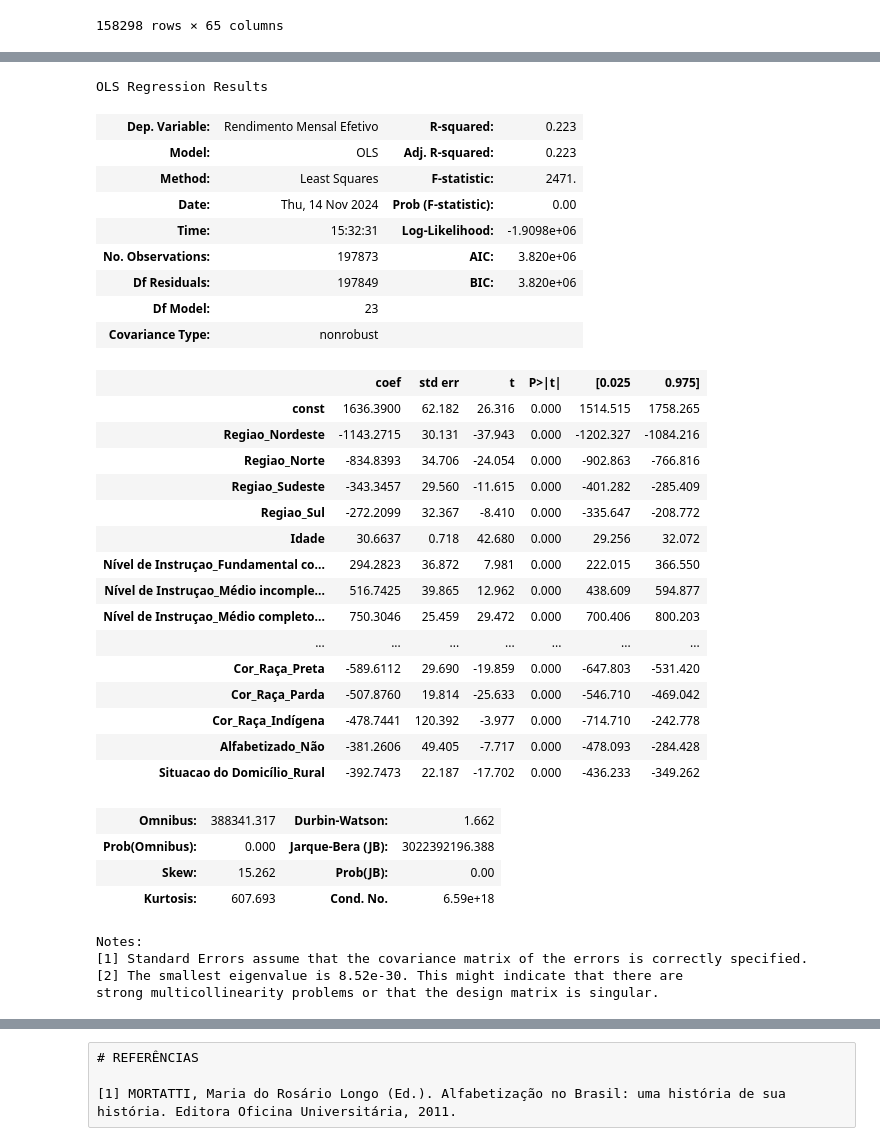
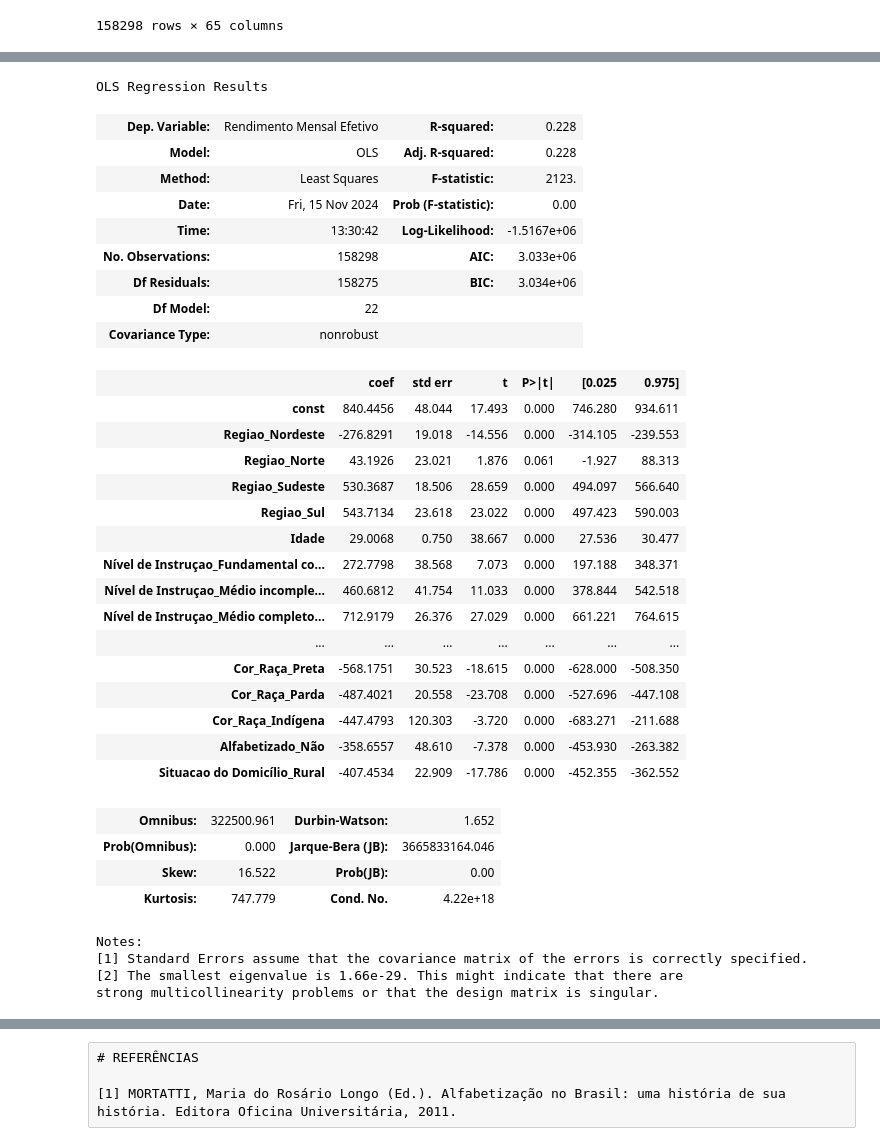
Before and after one commit to Dnimf/cdadosp3, a Jupyter notebook: Projeto_3 (2).ipynb, the cells around one changed output, grey strips where cells are left out. Saved outputs shown, nothing was run; the diff lists cells and outputs as text; code cells hidden in the pictures.

```diff
--- a/Projeto_3 (2).ipynb
+++ b/Projeto_3 (2).ipynb
@@ -615,5 +601,5 @@ Sexo_Mulher
 # %%
-X = dados_colunas_treino[['Regiao_Nordeste','Regiao_Norte','Regiao_Sudeste','Regiao_Sul','Idade',       'Frequentou a Escola_Não',
+X = dados_colunas_treino[['Regiao_Nordeste','Regiao_Norte','Regiao_Sudeste','Regiao_Sul','Idade','Frequentou a Escola_Não',
        'Nível de Instruçao_Fundamental incompleto ou equivalente',
        'Nível de Instruçao_Fundamental completo ou equivalente',
        'Nível de Instruçao_Médio incompleto ou equivalente',
@@ -629,7 +615,7 @@ X = dados_colunas_treino[['Regiao_Nordeste','Regiao_Norte','Regiao_Sudeste','Reg
        'Faixa de horas trabalhadas_40 a 44 horas',
         'Sexo_Mulher', 'Cor_Raça_Preta', 'Cor_Raça_Amarela', 'Cor_Raça_Parda',
        'Cor_Raça_Indígena', 'Cor_Raça_Ignorado', 'Alfabetizado_Não','Situacao do Domicílio_Rural']]
-Y = dados_colunas4['Rendimento Mensal Efetivo']
+Y = dados_colunas_treino['Rendimento Mensal Efetivo']
 
 def regress(Y, X):
     X_cp = sm.add_constant(X)  # Adiciona o intercepto
@@ -806,55 +825,55 @@ Notes:
 strong multicollinearity problems or that the design matrix is singular.
 # %%
-X = dados_colunas4[['Regiao_Nordeste','Regiao_Norte','Regiao_Sudeste','Regiao_Sul','Idade',
+X = dados_colunas_treino[['Regiao_Nordeste','Regiao_Norte','Regiao_Sudeste','Regiao_Sul','Idade',
        'Nível de Instruçao_Fundamental completo ou equivalente',
        'Nível de Instruçao_Médio incompleto ou equivalente',
        'Nível de Instruçao_Médio completo ou equivalente',
        'Nível de Instruçao_Superior incompleto ou equivalente',
        'Nível de Instruçao_Superior completo',
         'Tipo de Ocupacao_Militar ou segurança pública',
        'Tipo de Ocupacao_Empregado setor privado',
        'Tipo de Ocupacao_Empregado setor público',
        'Tipo de Ocupacao_Conta própria', 'Tipo de Ocupacao_Empregador',
        'Tipo de Ocupacao_Trabalhador familiar não remunerado',
        'Faixa de horas trabalhadas_15 a 39 horas',
        'Faixa de horas trabalhadas_40 a 44 horas',
         'Sexo_Mulher', 'Cor_Raça_Preta', 'Cor_Raça_Parda',
        'Cor_Raça_Indígena', 'Alfabetizado_Não','Situacao do Domicílio_Rural']]
-Y = dados_colunas4['Rendimento Mensal Efetivo']
+Y = dados_colunas_treino['Rendimento Mensal Efetivo']
 results = regress(Y, X)
 results.summary()
 # %% [output]
 OLS Regression Results
-| Dep. Variable: | Rendimento Mensal Efetivo | R-squared: | 0.223 |
-| Model: | OLS | Adj. R-squared: | 0.223 |
-| Method: | Least Squares | F-statistic: | 2471. |
-| Date: | Thu, 14 Nov 2024 | Prob (F-statistic): | 0.00 |
-| Time: | 15:32:31 | Log-Likelihood: | -1.9098e+06 |
-| No. Observations: | 197873 | AIC: | 3.820e+06 |
-| Df Residuals: | 197849 | BIC: | 3.820e+06 |
-| Df Model: | 23 |  |  |
+| Dep. Variable: | Rendimento Mensal Efetivo | R-squared: | 0.228 |
+| Model: | OLS | Adj. R-squared: | 0.228 |
+| Method: | Least Squares | F-statistic: | 2123. |
+| Date: | Fri, 15 Nov 2024 | Prob (F-statistic): | 0.00 |
+| Time: | 13:30:42 | Log-Likelihood: | -1.5167e+06 |
+| No. Observations: | 158298 | AIC: | 3.033e+06 |
+| Df Residuals: | 158275 | BIC: | 3.034e+06 |
+| Df Model: | 22 |  |  |
 | Covariance Type: | nonrobust |  |  |
 |  | coef | std err | t | P>|t| | [0.025 | 0.975] |
-| const | 1636.3900 | 62.182 | 26.316 | 0.000 | 1514.515 | 1758.265 |
-| Regiao_Nordeste | -1143.2715 | 30.131 | -37.943 | 0.000 | -1202.327 | -1084.216 |
-| Regiao_Norte | -834.8393 | 34.706 | -24.054 | 0.000 | -902.863 | -766.816 |
-| Regiao_Sudeste | -343.3457 | 29.560 | -11.615 | 0.000 | -401.282 | -285.409 |
-| Regiao_Sul | -272.2099 | 32.367 | -8.410 | 0.000 | -335.647 | -208.772 |
-| Idade | 30.6637 | 0.718 | 42.680 | 0.000 | 29.256 | 32.072 |
-| Nível de Instruçao_Fundamental co... | 294.2823 | 36.872 | 7.981 | 0.000 | 222.015 | 366.550 |
-| Nível de Instruçao_Médio incomple... | 516.7425 | 39.865 | 12.962 | 0.000 | 438.609 | 594.877 |
-| Nível de Instruçao_Médio completo... | 750.3046 | 25.459 | 29.472 | 0.000 | 700.406 | 800.203 |
+| const | 840.4456 | 48.044 | 17.493 | 0.000 | 746.280 | 934.611 |
+| Regiao_Nordeste | -276.8291 | 19.018 | -14.556 | 0.000 | -314.105 | -239.553 |
+| Regiao_Norte | 43.1926 | 23.021 | 1.876 | 0.061 | -1.927 | 88.313 |
+| Regiao_Sudeste | 530.3687 | 18.506 | 28.659 | 0.000 | 494.097 | 566.640 |
+| Regiao_Sul | 543.7134 | 23.618 | 23.022 | 0.000 | 497.423 | 590.003 |
+| Idade | 29.0068 | 0.750 | 38.667 | 0.000 | 27.536 | 30.477 |
+| Nível de Instruçao_Fundamental co... | 272.7798 | 38.568 | 7.073 | 0.000 | 197.188 | 348.371 |
+| Nível de Instruçao_Médio incomple... | 460.6812 | 41.754 | 11.033 | 0.000 | 378.844 | 542.518 |
+| Nível de Instruçao_Médio completo... | 712.9179 | 26.376 | 27.029 | 0.000 | 661.221 | 764.615 |
 | ... | ... | ... | ... | ... | ... | ... |
-| Cor_Raça_Preta | -589.6112 | 29.690 | -19.859 | 0.000 | -647.803 | -531.420 |
-| Cor_Raça_Parda | -507.8760 | 19.814 | -25.633 | 0.000 | -546.710 | -469.042 |
-| Cor_Raça_Indígena | -478.7441 | 120.392 | -3.977 | 0.000 | -714.710 | -242.778 |
-| Alfabetizado_Não | -381.2606 | 49.405 | -7.717 | 0.000 | -478.093 | -284.428 |
-| Situacao do Domicílio_Rural | -392.7473 | 22.187 | -17.702 | 0.000 | -436.233 | -349.262 |
+| Cor_Raça_Preta | -568.1751 | 30.523 | -18.615 | 0.000 | -628.000 | -508.350 |
+| Cor_Raça_Parda | -487.4021 | 20.558 | -23.708 | 0.000 | -527.696 | -447.108 |
+| Cor_Raça_Indígena | -447.4793 | 120.303 | -3.720 | 0.000 | -683.271 | -211.688 |
+| Alfabetizado_Não | -358.6557 | 48.610 | -7.378 | 0.000 | -453.930 | -263.382 |
+| Situacao do Domicílio_Rural | -407.4534 | 22.909 | -17.786 | 0.000 | -452.355 | -362.552 |
-| Omnibus: | 388341.317 | Durbin-Watson: | 1.662 |
-| Prob(Omnibus): | 0.000 | Jarque-Bera (JB): | 3022392196.388 |
-| Skew: | 15.262 | Prob(JB): | 0.00 |
-| Kurtosis: | 607.693 | Cond. No. | 6.59e+18 |
+| Omnibus: | 322500.961 | Durbin-Watson: | 1.652 |
+| Prob(Omnibus): | 0.000 | Jarque-Bera (JB): | 3665833164.046 |
+| Skew: | 16.522 | Prob(JB): | 0.00 |
+| Kurtosis: | 747.779 | Cond. No. | 4.22e+18 |
 Notes:
 [1] Standard Errors assume that the covariance matrix of the errors is correctly specified.
-[2] The smallest eigenvalue is 8.52e-30. This might indicate that there are
+[2] The smallest eigenvalue is 1.66e-29. This might indicate that there are
 strong multicollinearity problems or that the design matrix is singular.
```
Also changed, not shown: parts of 17 cells of this notebook.
